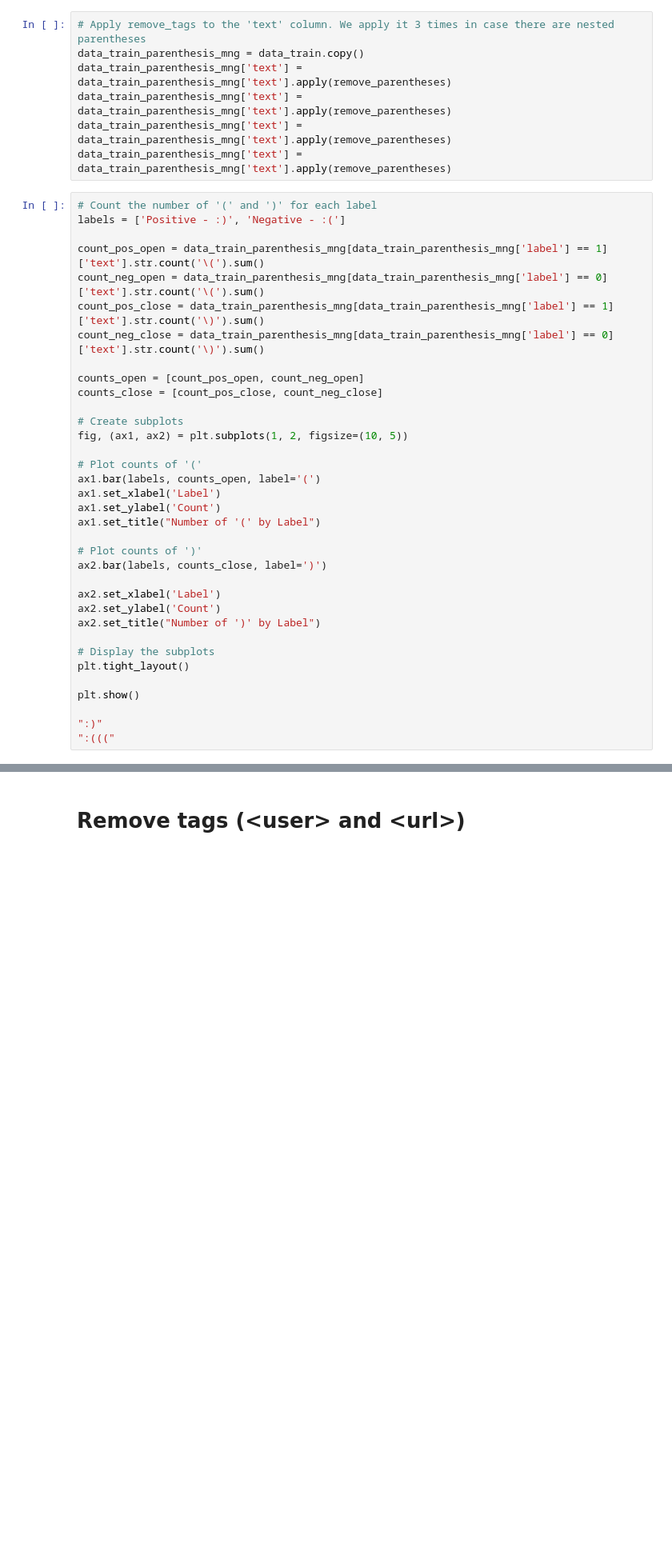
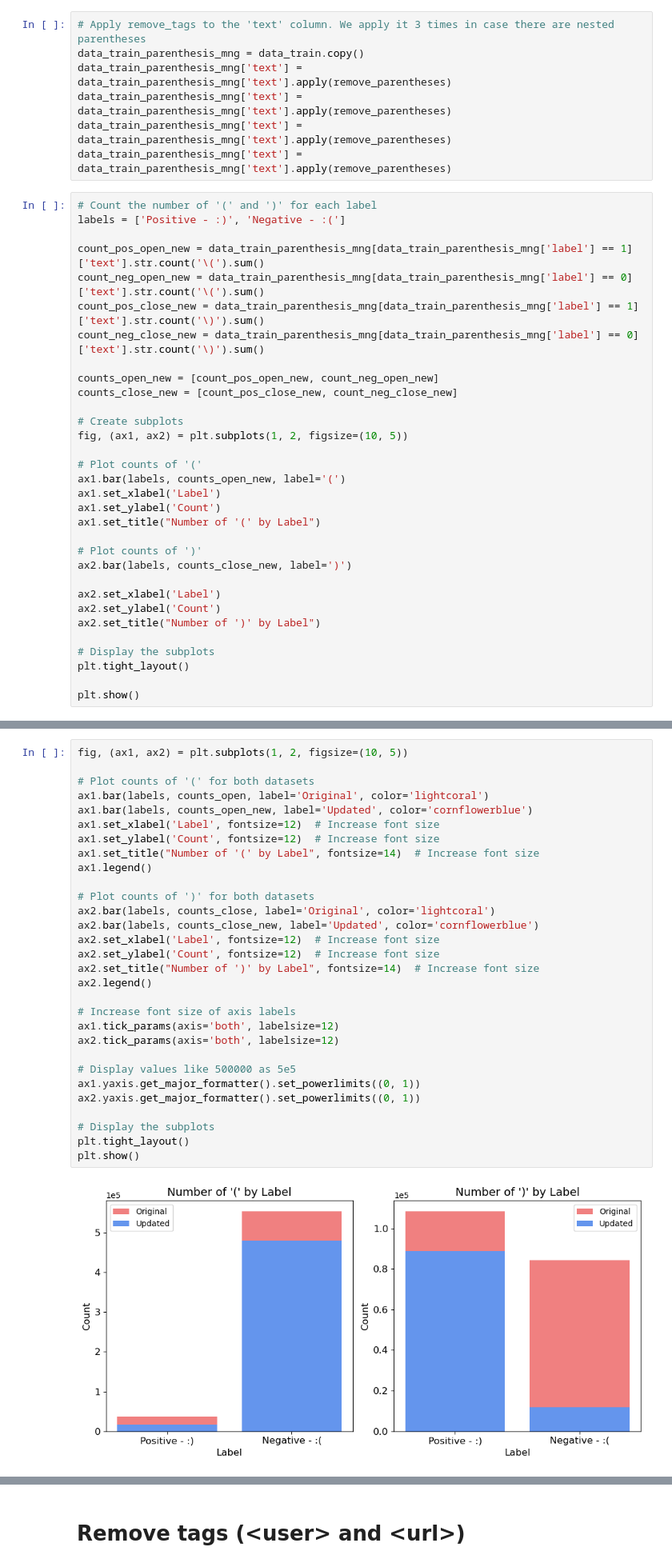
Before and after one commit to CS-433/ml-project-2-big-three, a Jupyter notebook: preprocessing.ipynb, the cells around one changed output, grey strips where cells are left out. Shown at 80% size. Saved outputs shown, nothing was run; the diff lists cells and outputs as text; blank space fills up the shorter version.

```diff
--- a/preprocessing.ipynb
+++ b/preprocessing.ipynb
@@ -403,25 +403,25 @@ data_train_parenthesis_mng['text'] = data_train_parenthesis_mng['text'].apply(re
 # Count the number of '(' and ')' for each label
 labels = ['Positive - :)', 'Negative - :(']
 
-count_pos_open = data_train_parenthesis_mng[data_train_parenthesis_mng['label'] == 1]['text'].str.count('\(').sum()
-count_neg_open = data_train_parenthesis_mng[data_train_parenthesis_mng['label'] == 0]['text'].str.count('\(').sum()
-count_pos_close = data_train_parenthesis_mng[data_train_parenthesis_mng['label'] == 1]['text'].str.count('\)').sum()
-count_neg_close = data_train_parenthesis_mng[data_train_parenthesis_mng['label'] == 0]['text'].str.count('\)').sum()
+count_pos_open_new = data_train_parenthesis_mng[data_train_parenthesis_mng['label'] == 1]['text'].str.count('\(').sum()
+count_neg_open_new = data_train_parenthesis_mng[data_train_parenthesis_mng['label'] == 0]['text'].str.count('\(').sum()
+count_pos_close_new = data_train_parenthesis_mng[data_train_parenthesis_mng['label'] == 1]['text'].str.count('\)').sum()
+count_neg_close_new = data_train_parenthesis_mng[data_train_parenthesis_mng['label'] == 0]['text'].str.count('\)').sum()
 
-counts_open = [count_pos_open, count_neg_open]
-counts_close = [count_pos_close, count_neg_close]
+counts_open_new = [count_pos_open_new, count_neg_open_new]
+counts_close_new = [count_pos_close_new, count_neg_close_new]
 
 # Create subplots
 fig, (ax1, ax2) = plt.subplots(1, 2, figsize=(10, 5))
 
 # Plot counts of '('
-ax1.bar(labels, counts_open, label='(')
+ax1.bar(labels, counts_open_new, label='(')
 ax1.set_xlabel('Label')
 ax1.set_ylabel('Count')
 ax1.set_title("Number of '(' by Label")
 
 # Plot counts of ')'
-ax2.bar(labels, counts_close, label=')')
+ax2.bar(labels, counts_close_new, label=')')
 
 ax2.set_xlabel('Label')
 ax2.set_ylabel('Count')
@@ -431,8 +431,5 @@ ax2.set_title("Number of ')' by Label")
 plt.tight_layout()
 
 plt.show()
-
-":)"
-":((("
 # %% [output]
 [figure]
@@ -448,3 +444,35 @@ print(count_pos_close/(count_pos_close+count_pos_open))
+# %%
+fig, (ax1, ax2) = plt.subplots(1, 2, figsize=(10, 5))
+
+# Plot counts of '(' for both datasets
+ax1.bar(labels, counts_open, label='Original', color='lightcoral')
+ax1.bar(labels, counts_open_new, label='Updated', color='cornflowerblue')
+ax1.set_xlabel('Label', fontsize=12)  # Increase font size
+ax1.set_ylabel('Count', fontsize=12)  # Increase font size
+ax1.set_title("Number of '(' by Label", fontsize=14)  # Increase font size
+ax1.legend()
+
+# Plot counts of ')' for both datasets
+ax2.bar(labels, counts_close, label='Original', color='lightcoral')
+ax2.bar(labels, counts_close_new, label='Updated', color='cornflowerblue')
+ax2.set_xlabel('Label', fontsize=12)  # Increase font size
+ax2.set_ylabel('Count', fontsize=12)  # Increase font size
+ax2.set_title("Number of ')' by Label", fontsize=14)  # Increase font size
+ax2.legend()
+
+# Increase font size of axis labels
+ax1.tick_params(axis='both', labelsize=12)
+ax2.tick_params(axis='both', labelsize=12)
+
+# Display values like 500000 as 5e5
+ax1.yaxis.get_major_formatter().set_powerlimits((0, 1))
+ax2.yaxis.get_major_formatter().set_powerlimits((0, 1))
+
+# Display the subplots
+plt.tight_layout()
+plt.show()
+# %% [output]
+[figure, added]
 # %%
 methods = [
     'remove_parentheses',
```
Also changed, not shown: parts of 4 cells of this notebook.
